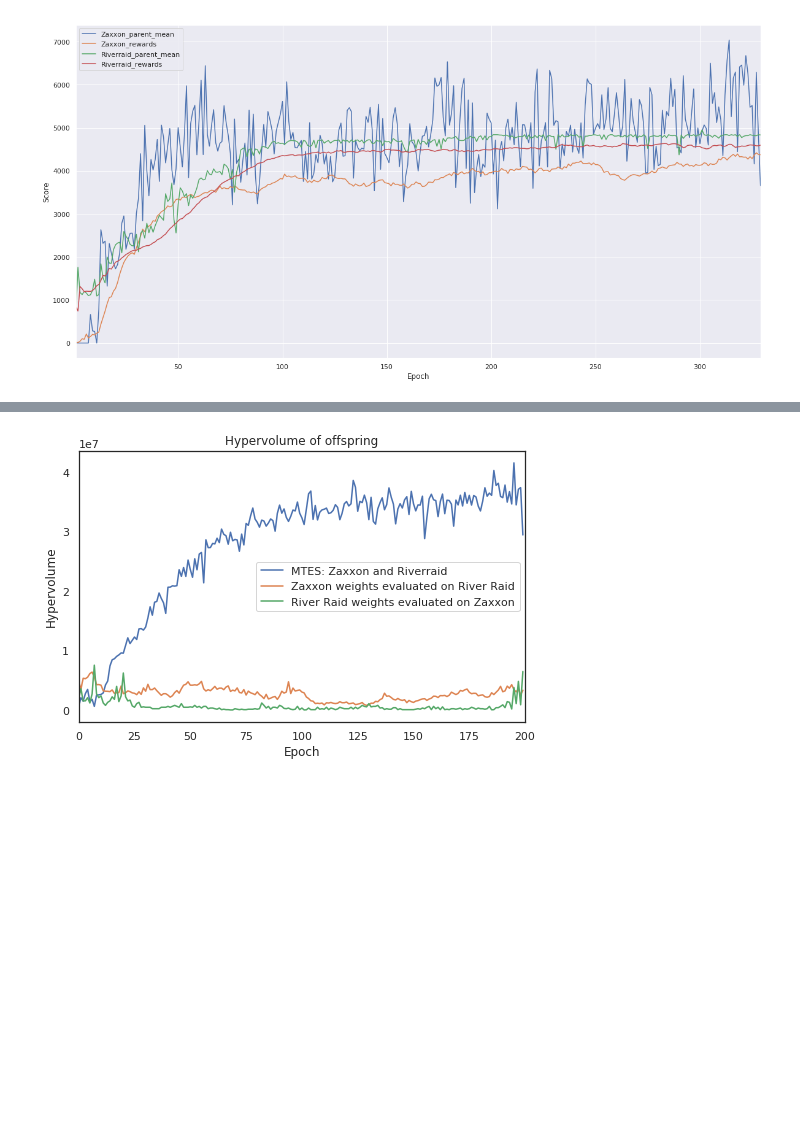
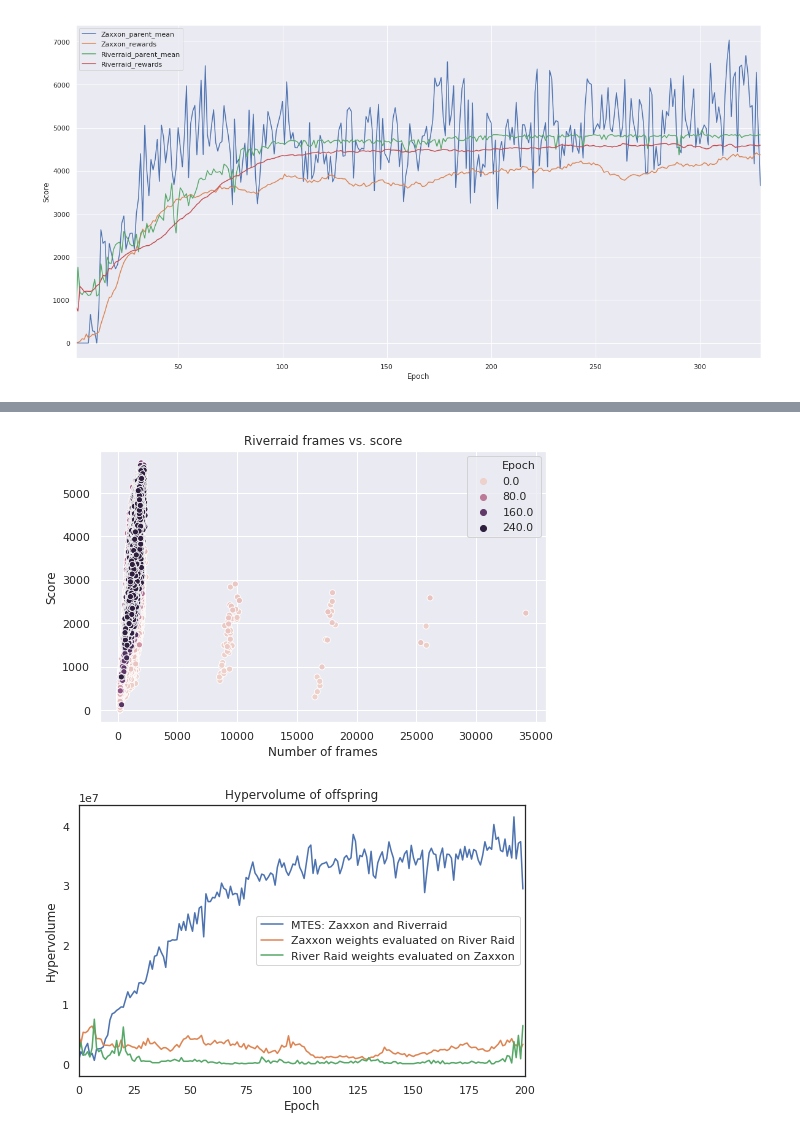
Before and after one commit to deyandyankov/research.mtne, a Jupyter notebook: gpu_implementation/analysis/IJCNN2020.ipynb, the cells around one changed output, grey strips where cells are left out. Saved outputs shown, nothing was run; the diff lists cells and outputs as text; code cells hidden in the pictures; blank space fills up the shorter version.

```diff
--- a/gpu_implementation/analysis/IJCNN2020.ipynb
+++ b/gpu_implementation/analysis/IJCNN2020.ipynb
@@ -55,2 +59,4 @@ ijcnn_plots.frames_vs_score(e['MT'], 1)
 # %%
-ijcnn_plots.frames_vs_score(e['MT50k'], 0)
+ijcnn_plots.frames_vs_score(e['MT50k'], 1, iterations=200)
+# %% [output]
+[figure, added]
```
Also changed, not shown: parts of 16 cells of this notebook, 3 other files.
